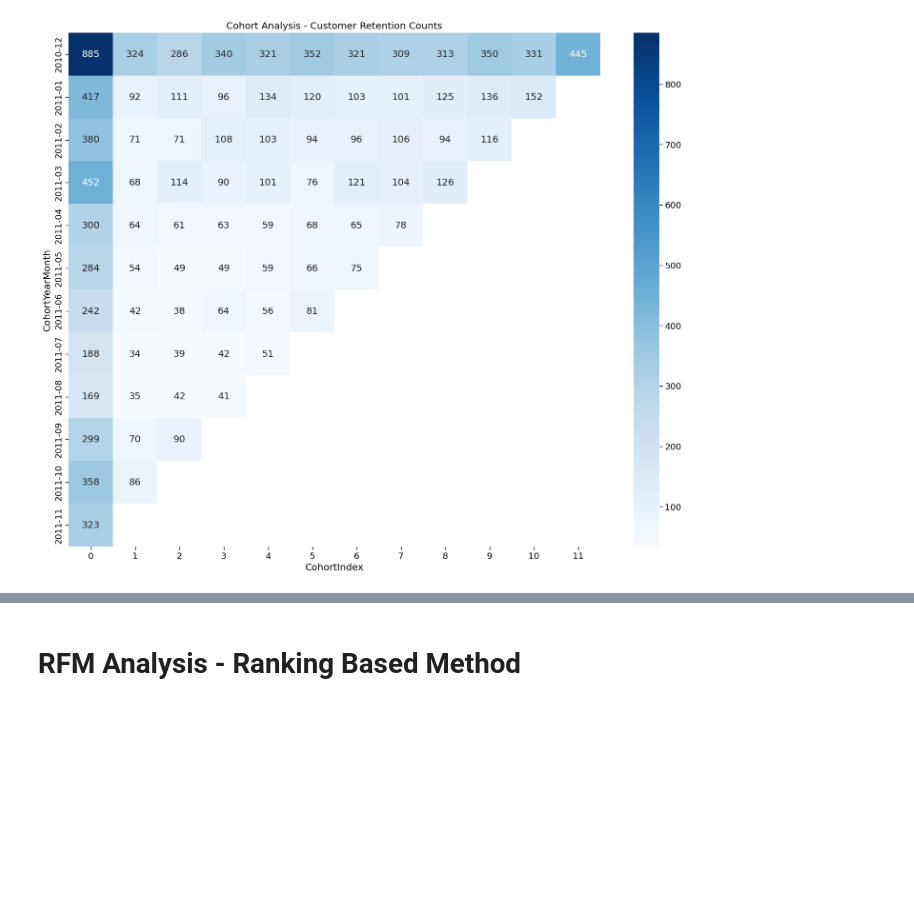
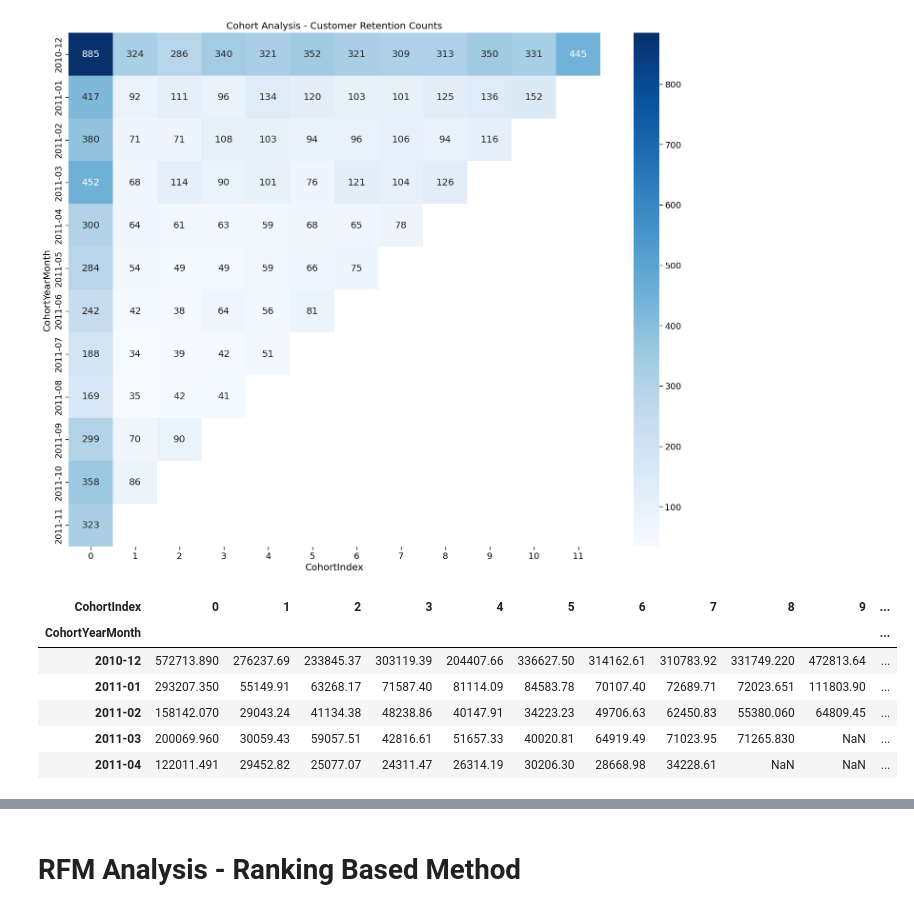
Before and after one commit to bahategar/Online-retail, a Jupyter notebook: online-retail.ipynb, the cells around one changed output, grey strips where cells are left out. Cells and saved outputs as stored; diff of their text form; code cells hidden in the pictures; blank space fills up the shorter version.

```diff
--- a/online-retail.ipynb
+++ b/online-retail.ipynb
@@ -612,0 +613,16 @@ retention_matrix_percentage.to_csv('customer_retention_perc.csv', index=True)
+# %%
+# Count monthly active customers from each cohort
+cohort_revenue = merged_cohort.groupby(['CohortYearMonth', 'CohortIndex'])['TotalSales'].sum().reset_index()
+
+# Create a pivot table with CohortYearMonth as rows, CohortIndex as columns, and CustomerID counts as values
+cohort_pivot = cohort_revenue.pivot(index='CohortYearMonth', columns='CohortIndex', values='TotalSales')
+
+cohort_pivot.head()  # Display the first few rows of the cohort pivot table
+# %% [output]
+| CohortIndex | 0 | 1 | 2 | 3 | 4 | 5 | 6 | 7 | 8 | 9 | ... |
+| CohortYearMonth |  |  |  |  |  |  |  |  |  |  | ... |
+| 2010-12 | 572713.890 | 276237.69 | 233845.37 | 303119.39 | 204407.66 | 336627.50 | 314162.61 | 310783.92 | 331749.220 | 472813.64 | ... |
+| 2011-01 | 293207.350 | 55149.91 | 63268.17 | 71587.40 | 81114.09 | 84583.78 | 70107.40 | 72689.71 | 72023.651 | 111803.90 | ... |
+| 2011-02 | 158142.070 | 29043.24 | 41134.38 | 48238.86 | 40147.91 | 34223.23 | 49706.63 | 62450.83 | 55380.060 | 64809.45 | ... |
+| 2011-03 | 200069.960 | 30059.43 | 59057.51 | 42816.61 | 51657.33 | 40020.81 | 64919.49 | 71023.95 | 71265.830 | NaN | ... |
+| 2011-04 | 122011.491 | 29452.82 | 25077.07 | 24311.47 | 26314.19 | 30206.30 | 28668.98 | 34228.61 | NaN | NaN | ... |
```
Also changed, not shown: parts of 10 cells of this notebook, 3 other files.
